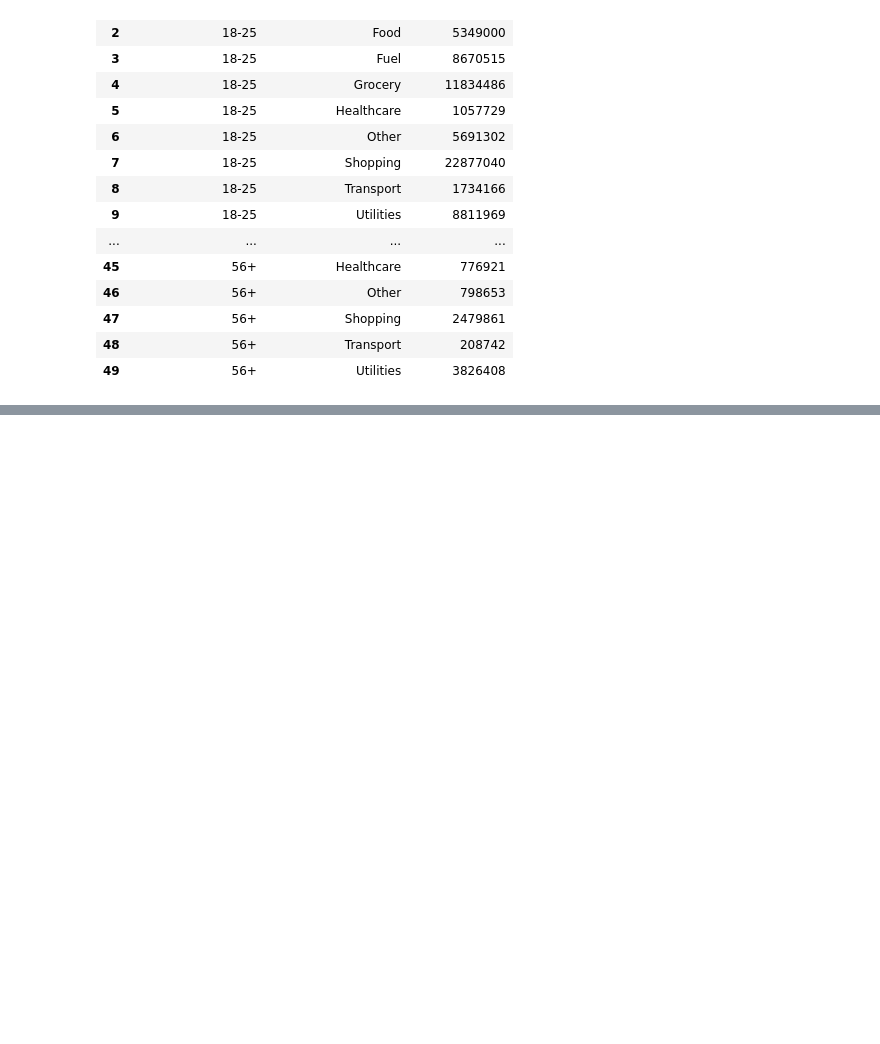
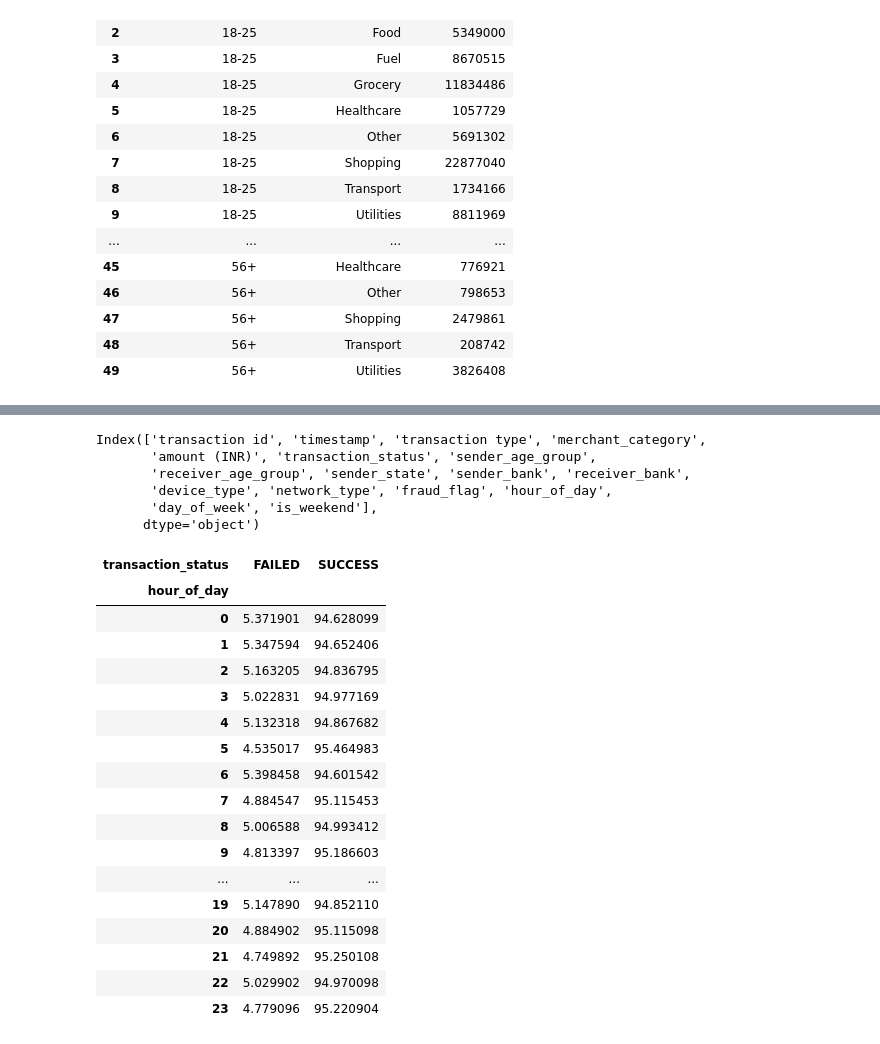
Before and after one commit to RehanShikalgar/upi-insights-2024, a Jupyter notebook: 01_data_inspection.ipynb, the cells around one changed output, grey strips where cells are left out. Saved outputs shown, nothing was run; the diff lists cells and outputs as text; code cells hidden in the pictures; blank space fills up the shorter version.

```diff
--- a/01_data_inspection.ipynb
+++ b/01_data_inspection.ipynb
@@ -385,0 +422,31 @@ age_category
+# %%
+df.columns
+# %% [output]
+Index(['transaction id', 'timestamp', 'transaction type', 'merchant_category',
+       'amount (INR)', 'transaction_status', 'sender_age_group',
+       'receiver_age_group', 'sender_state', 'sender_bank', 'receiver_bank',
+       'device_type', 'network_type', 'fraud_flag', 'hour_of_day',
+       'day_of_week', 'is_weekend'],
+      dtype='object')
+# %%
+hourly_failure = pd.crosstab(df['hour_of_day'],df['transaction_status'], normalize="index")*100
+hourly_failure
+# %% [output]
+| transaction_status | FAILED | SUCCESS |
+| hour_of_day |  |  |
+| 0 | 5.371901 | 94.628099 |
+| 1 | 5.347594 | 94.652406 |
+| 2 | 5.163205 | 94.836795 |
+| 3 | 5.022831 | 94.977169 |
+| 4 | 5.132318 | 94.867682 |
+| 5 | 4.535017 | 95.464983 |
+| 6 | 5.398458 | 94.601542 |
+| 7 | 4.884547 | 95.115453 |
+| 8 | 5.006588 | 94.993412 |
+| 9 | 4.813397 | 95.186603 |
+| ... | ... | ... |
+| 19 | 5.147890 | 94.852110 |
+| 20 | 4.884902 | 95.115098 |
+| 21 | 4.749892 | 95.250108 |
+| 22 | 5.029902 | 94.970098 |
+| 23 | 4.779096 | 95.220904 |
```
Also changed, not shown: parts of 21 cells of this notebook.
